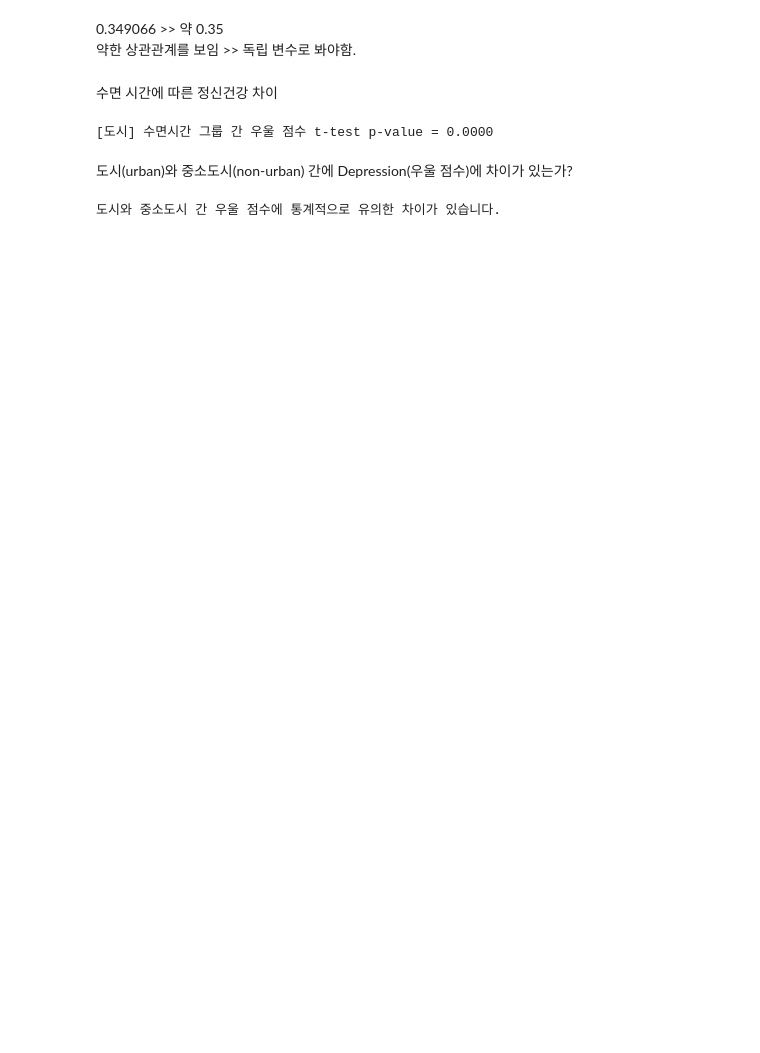
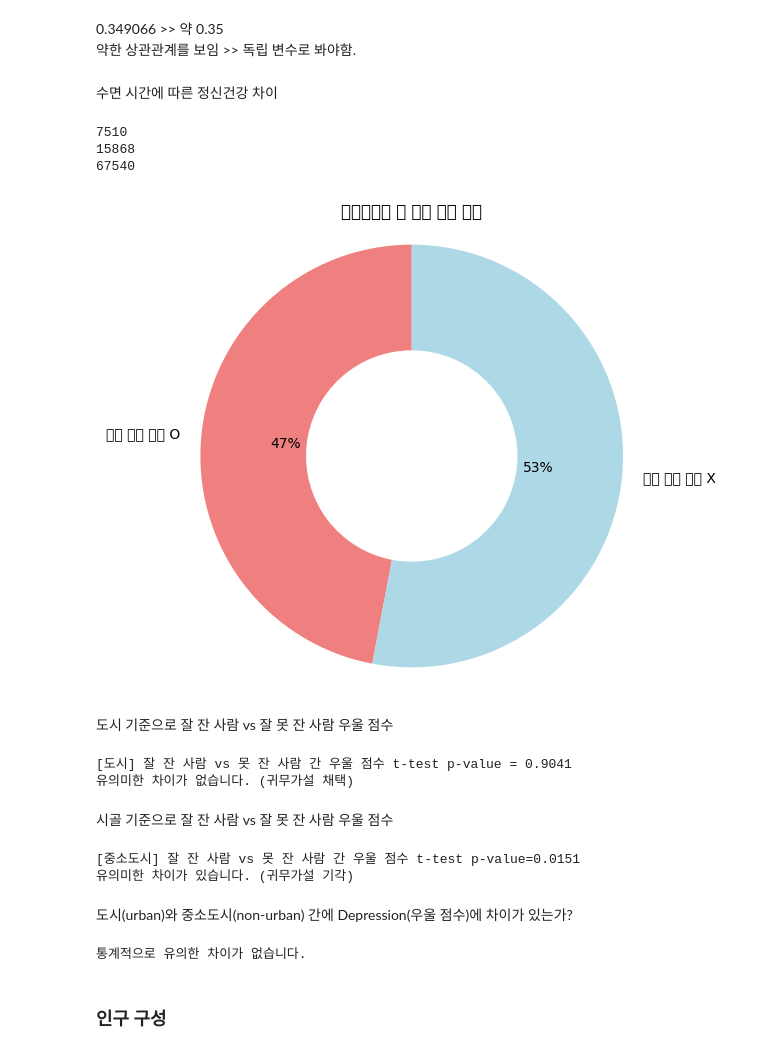
Before and after one commit to sunin1104/datathon, a Jupyter notebook: datathon.ipynb, the cells around one changed output. Drawn from its saved outputs; the diff is of its cells as text; code cells hidden in the pictures; blank space fills up the shorter version.

```diff
--- a/datathon.ipynb
+++ b/datathon.ipynb
@@ -163,5 +191,35 @@ Have you ever had suicidal thoughts ?                               1.000000
 약한 상관관계를 보임 >> 독립 변수로 봐야함.
 # %% [markdown]
 수면 시간에 따른 정신건강 차이
+# %%
+# // 과도수면자 중에서 자살충동이 든 사람만 뽑아보기
+over_sleep_suicidal= train_df[(train_df['Sleep Duration']>8)&(train_df['Have you ever had suicidal thoughts ?']==1)]
+
+# // 과도수면자 뽑기
+over_sleep=train_df[(train_df['Sleep Duration']>8)]
+
+print(len(over_sleep_suicidal)) # 과수면자 중에서 자살충동이 든 사람
+print(len(over_sleep))          # 과도수면자
+
+print(len(train_df))            # 전체 사람 수
+# %% [output]
+7510
+15868
+67540
+# %%
+import matplotlib.pyplot as plt
+
+sizes = [15383, 32725 - 15383]
+labels = ['자살 충동 경험 O', '자살 충동 경험 X']
+colors = ['lightcoral', 'lightblue']
+
+# 시각화
+plt.figure(figsize=(6, 6))
+plt.pie(sizes, labels=labels, colors=colors, autopct='%.0f%%', startangle=90, wedgeprops={'width': 0.5})
+plt.title('과도수면자 중 자살 충동 비율')
+plt.axis('equal')  # 원형 유지
+plt.show()
+# %% [output]
+[figure, added]
 # %%
 # // 수면 시간 그룹화
@@ -177,23 +233,51 @@ train_df['SleepGroup'] = train_df['Sleep Duration'].apply(categorize_sleep)
+# %% [markdown]
+도시 기준으로 잘 잔 사람 vs 잘 못 잔 사람 우울 점수
 # %%
-urban_df = train_df[train_df['IsUrban'] == 1]
-rural_df = train_df[train_df['IsUrban'] == 0]
+urban_df = train_df[train_df['region'] == 'urban']
+
+urban_good= urban_df[urban_df['SleepQuality']=='Good']['Depression'].dropna()
+urban_poor= urban_df[urban_df['SleepQuality']=='Poor']['Depression'].dropna()
 
 from scipy.stats import ttest_ind
+t_stat_urban, p_urban = ttest_ind(urban_good, urban_poor, equal_var=False)
 
-urban_short = urban_df[urban_df['SleepGroup'] == 'Short']['Depression'].dropna()
-urban_long = urban_df[urban_df['SleepGroup'] == 'Long']['Depression'].dropna()
+print(f"[도시] 잘 잔 사람 vs 못 잔 사람 간 우울 점수 t-test p-value = {p_urban:.4f}")
 
-t_stat_urban, p_urban = ttest_ind(urban_short, urban_long, equal_var=False)
-print(f"[도시] 수면시간 그룹 간 우울 점수 t-test p-value = {p_urban:.4f}")
+alpha=0.05
+
+if p_urban < alpha:
+    print("유의미한 차이가 있습니다. (귀무가설 기각)")
+else:
+    print("유의미한 차이가 없습니다. (귀무가설 채택)")
 # %% [output]
-[도시] 수면시간 그룹 간 우울 점수 t-test p-value = 0.0000
+[도시] 잘 잔 사람 vs 못 잔 사람 간 우울 점수 t-test p-value = 0.9041
+유의미한 차이가 없습니다. (귀무가설 채택)
+# %% [markdown]
+시골 기준으로 잘 잔 사람 vs 잘 못 잔 사람 우울 점수
+# %%
+non_urban_df = train_df[train_df['region'] == 'rural']
+
+non_urban_good=non_urban_df[non_urban_df['SleepQuality']=='Good']['Depression'].dropna()
+non_urban_poor=non_urban_df[non_urban_df['SleepQuality']=='Poor']['Depression'].dropna()
+
+t_stat_non_urban, p_non_urban= ttest_ind(non_urban_good,non_urban_poor, equal_var=False)
+
+print(f"[중소도시] 잘 잔 사람 vs 못 잔 사람 간 우울 점수 t-test p-value={p_non_urban:.4f}")
+
+if p_non_urban<alpha:
+    print("유의미한 차이가 있습니다. (귀무가설 기각)")
+else:
+    print("유의미한 차이가 없습니다. (귀무가설 채택)")
+# %% [output]
+[중소도시] 잘 잔 사람 vs 못 잔 사람 간 우울 점수 t-test p-value=0.0151
+유의미한 차이가 있습니다. (귀무가설 기각)
 # %% [markdown]
 도시(urban)와 중소도시(non-urban) 간에 Depression(우울 점수)에 차이가 있는가?
 # %%
 from scipy.stats import ttest_ind
 
-urban_group = train_df[train_df['IsUrban'] == 1]['Depression'].dropna()
-rural_group = train_df[train_df['IsUrban'] == 0]['Depression'].dropna()
+urban_group = train_df[train_df['region'] == 1]['Depression'].dropna()
+rural_group = train_df[train_df['region'] == 0]['Depression'].dropna()
 
 t_stat, p_value = ttest_ind(urban_group, rural_group, equal_var=False)
 
@@ -203,4 +287,6 @@ if p_value < alpha:
 else:
     print("통계적으로 유의한 차이가 없습니다.")
 # %% [output]
-도시와 중소도시 간 우울 점수에 통계적으로 유의한 차이가 있습니다.
+통계적으로 유의한 차이가 없습니다.
+# %% [markdown]
+### 인구 구성
```
Also changed, not shown: parts of 39 cells of this notebook.
